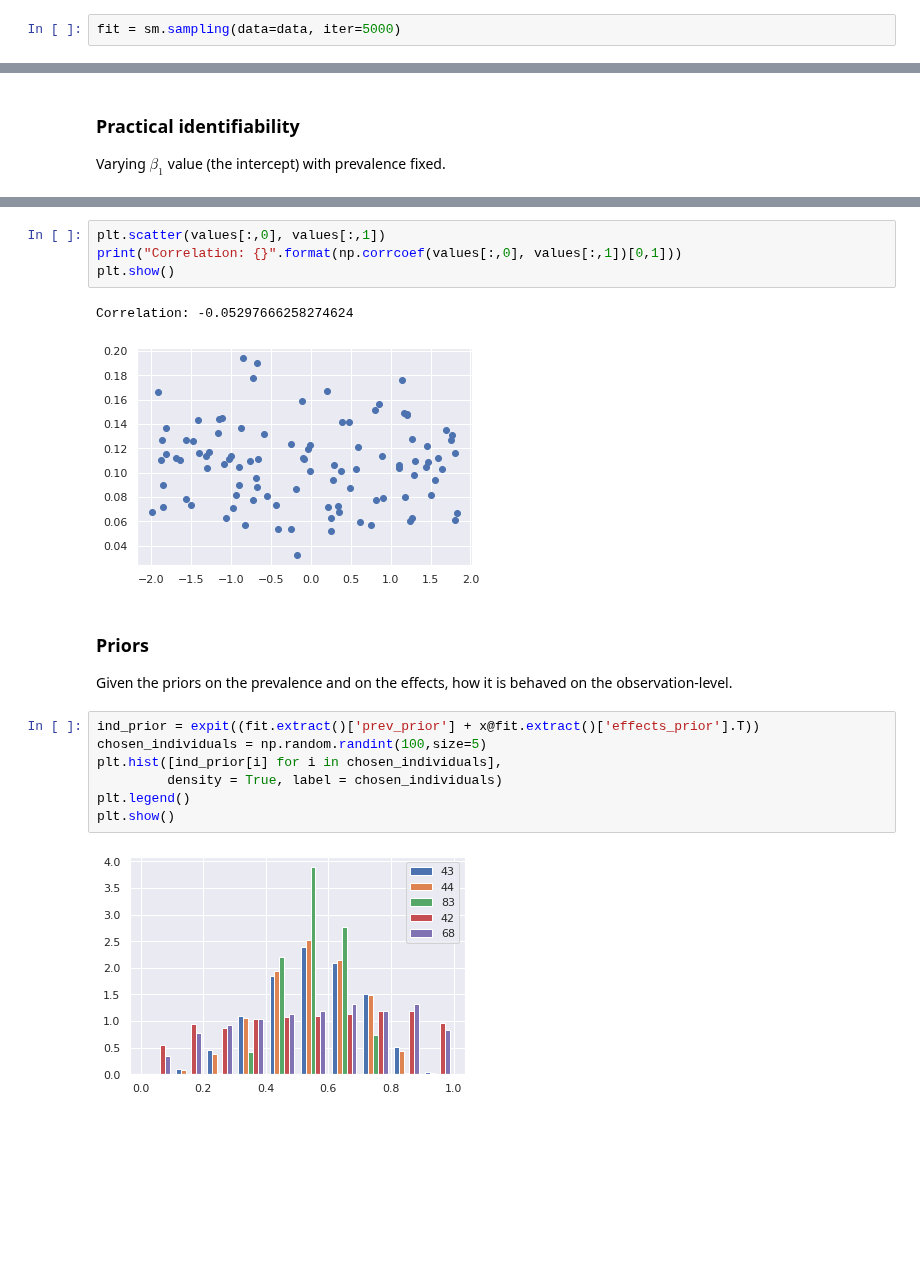
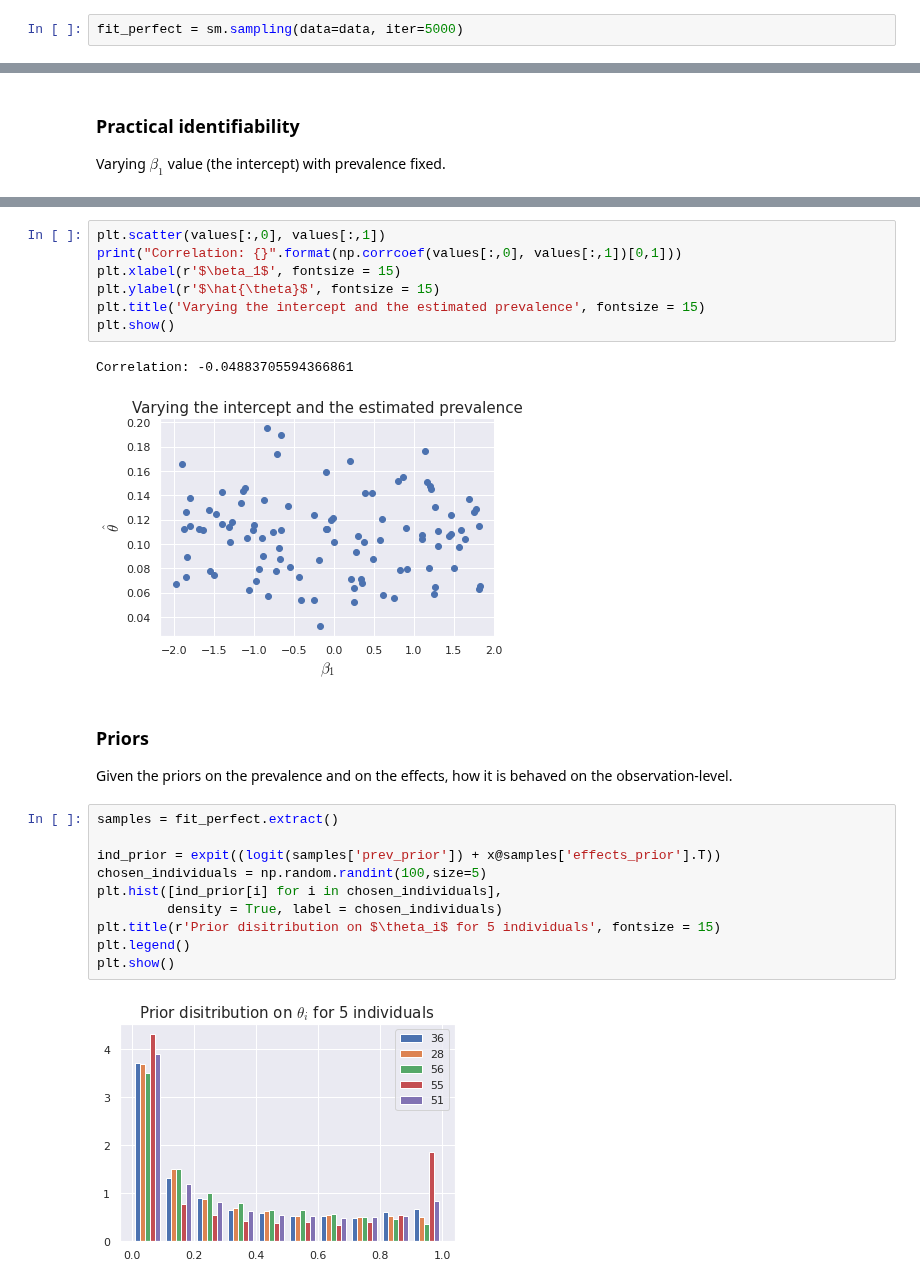
Before and after one commit to lucasmoschen/rds-bayesian-analysis-tcc, a Jupyter notebook: exercises/primary_model/model_experiments.ipynb, the cells around one changed output, grey strips where cells are left out. Saved outputs shown, nothing was run; the diff lists cells and outputs as text; blank space fills up the shorter version.

```diff
--- a/exercises/primary_model/model_experiments.ipynb
+++ b/exercises/primary_model/model_experiments.ipynb
@@ -91,5 +91,5 @@ data.update({
 # %% [markdown]
 And we apply it to the sampling.
 # %%
-fit = sm.sampling(data=data, iter=5000)
+fit_perfect = sm.sampling(data=data, iter=5000)
 # %%
@@ -169,20 +163,26 @@ values = np.array(values)
 # %%
 plt.scatter(values[:,0], values[:,1])
 print("Correlation: {}".format(np.corrcoef(values[:,0], values[:,1])[0,1]))
+plt.xlabel(r'$\beta_1$', fontsize = 15)
+plt.ylabel(r'$\hat{\theta}$', fontsize = 15)
+plt.title('Varying the intercept and the estimated prevalence', fontsize = 15)
 plt.show()
 # %% [output]
-Correlation: -0.05297666258274624
+Correlation: -0.04883705594366861
-[figure, old version]
+[figure, new version]
 # %% [markdown]
 ### Priors
 
 Given the priors on the prevalence and on the effects, how it is behaved on the observation-level.
 # %%
-ind_prior = expit((fit.extract()['prev_prior'] + x@fit.extract()['effects_prior'].T))
+samples = fit_perfect.extract()
+
+ind_prior = expit((logit(samples['prev_prior']) + x@samples['effects_prior'].T))
 chosen_individuals = np.random.randint(100,size=5)
 plt.hist([ind_prior[i] for i in chosen_individuals],
          density = True, label = chosen_individuals)
+plt.title(r'Prior disitribution on $\theta_i$ for 5 individuals', fontsize = 15)
 plt.legend()
 plt.show()
 # %% [output]
-[figure, old version]
+[figure, new version]
```
Also changed, not shown: parts of 15 cells of this notebook, 4 other files.
